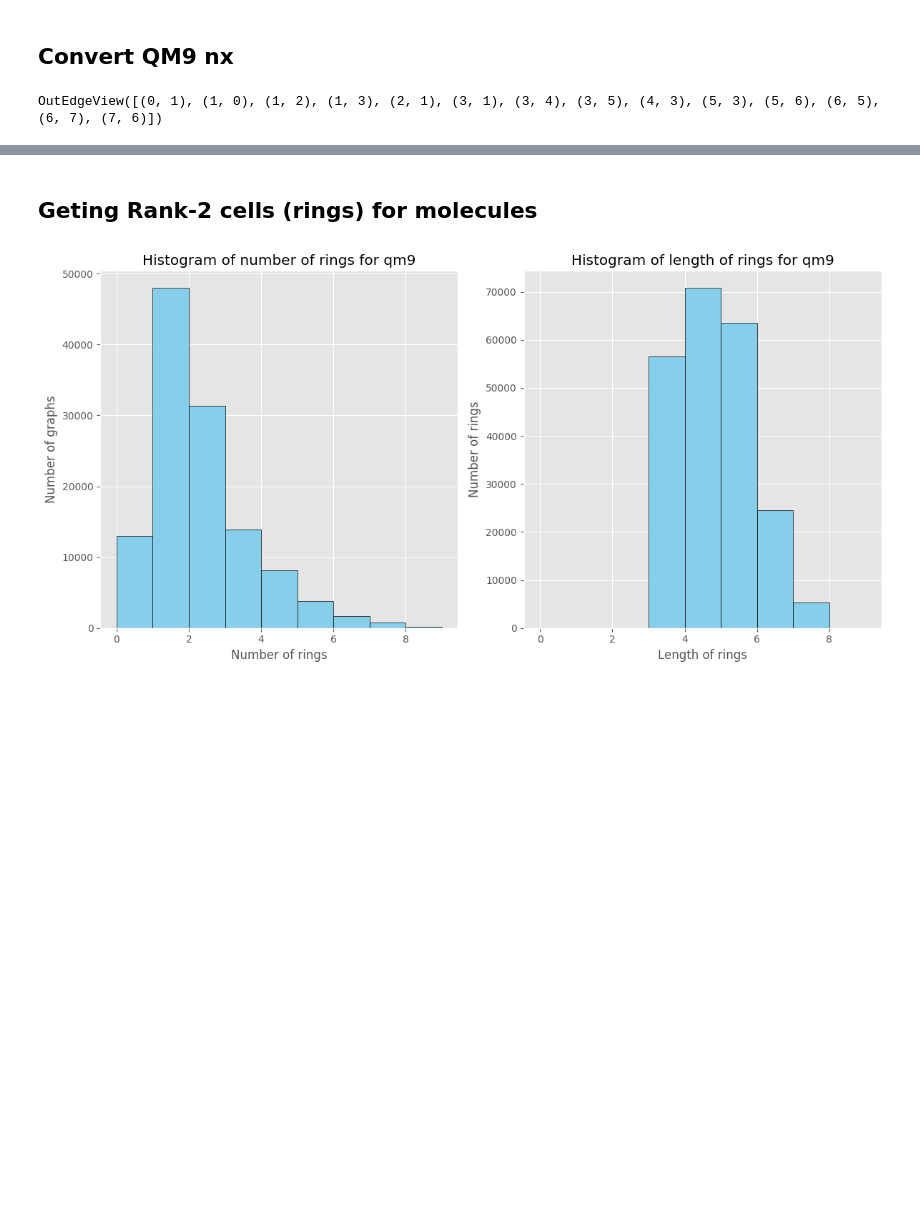
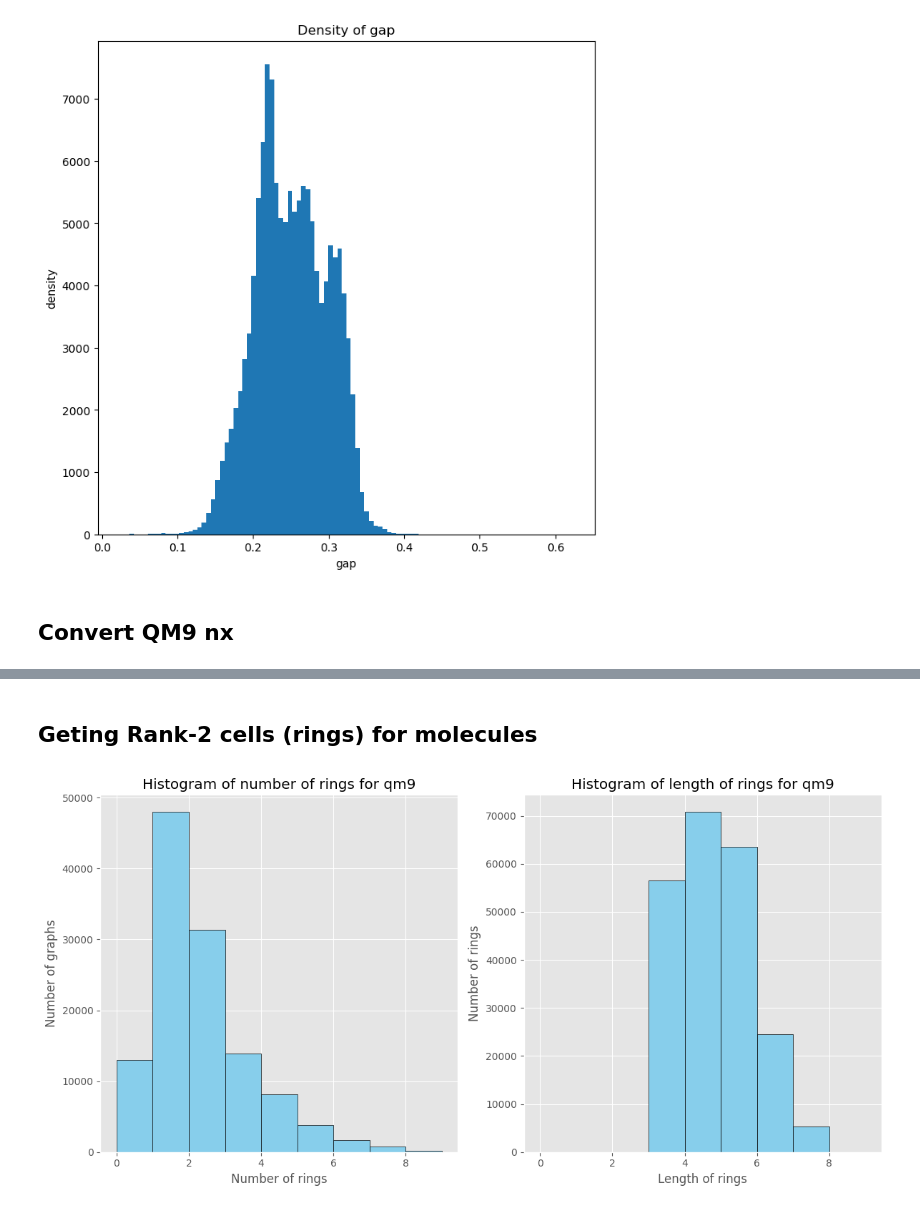
Before and after one commit to xwang38438/Cell-Attention-Network-on-Molecule, a Jupyter notebook: data_visualization.ipynb, the cells around one changed output, grey strips where cells are left out. Drawn from its saved outputs; the diff is of its cells as text; code cells hidden in the pictures; blank space fills up the shorter version.

```diff
--- a/data_visualization.ipynb
+++ b/data_visualization.ipynb
@@ -24,3 +24,11 @@ plt.show()
+# %%
+plt.hist(df1['gap'], bins=100)
+plt.xlabel('gap')
+plt.ylabel('density')
+plt.title('Density of gap')
+plt.show()
+# %% [output]
+[figure, added]
 # %% [markdown]
 ## Convert QM9 nx
 # %%
@@ -28,12 +36,3 @@ import pickle
 
 with open('data/qm9_test_cell_complex.pkl', 'rb') as f:
     data = pickle.load(f)
-# %%
-from cell_loader import extract_node_feature_qm9, extract_edge_features_qm9
-
-mol = data[0]
-# print(extract_node_feature_qm9(mol))
-# print(extract_edge_features_qm9(mol))
-mol.edges
-# %% [output]
-OutEdgeView([(0, 1), (1, 0), (1, 2), (1, 3), (2, 1), (3, 1), (3, 4), (3, 5), (4, 3), (5, 3), (5, 6), (6, 5), (6, 7), (7, 6)])
```
Also changed, not shown: parts of 8 cells of this notebook, 3 other files.
